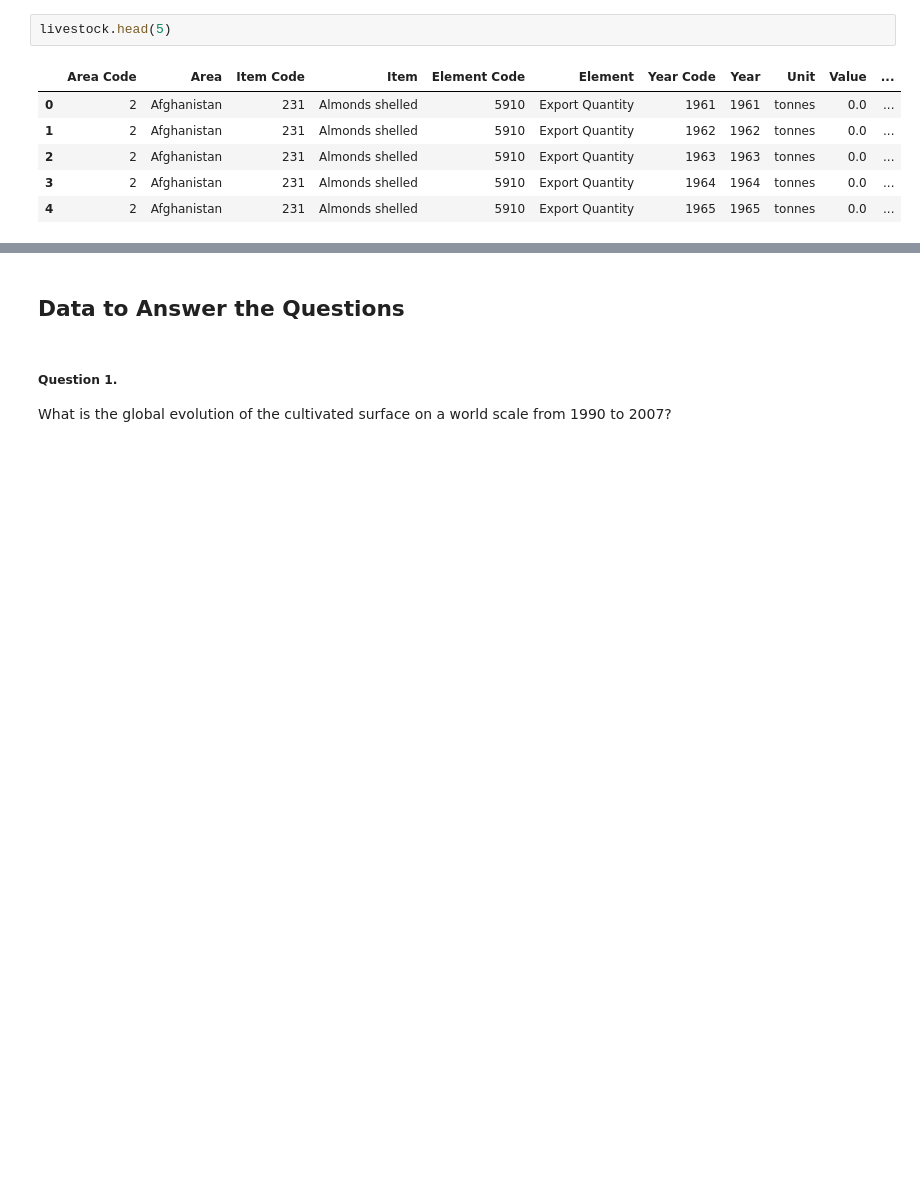
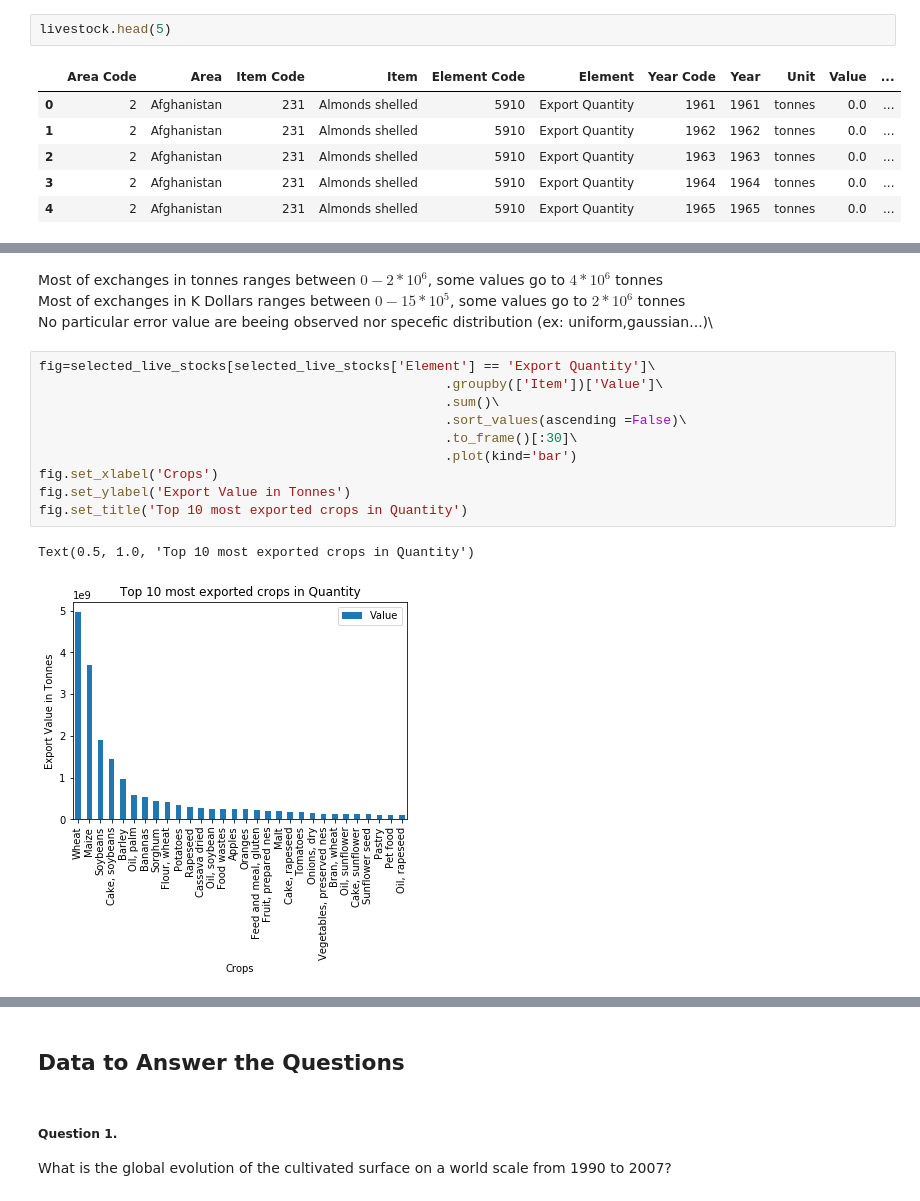
Before and after one commit to CeliaBenquet/Project_ADA, a Jupyter notebook: ada_project_true.ipynb, the cells around one changed output, grey strips where cells are left out. Saved outputs shown, nothing was run; the diff lists cells and outputs as text; blank space fills up the shorter version.

```diff
--- a/ada_project_true.ipynb
+++ b/ada_project_true.ipynb
@@ -926,0 +1190,17 @@ livestock.head(5)
+# %% [markdown]
+Most of exchanges in tonnes ranges between $0-2*10^6$, some values go to $4*10^6$ tonnes\
+Most of exchanges in K Dollars ranges between $0-15*10^5$, some values go to $2*10^6$ tonnes\
+No particular error value are beeing observed nor specefic distribution (ex: uniform,gaussian...)\
+# %%
+fig=selected_live_stocks[selected_live_stocks['Element'] == 'Export Quantity']\
+                                                    .groupby(['Item'])['Value']\
+                                                    .sum()\
+                                                    .sort_values(ascending =False)\
+                                                    .to_frame()[:30]\
+                                                    .plot(kind='bar')
+fig.set_xlabel('Crops')
+fig.set_ylabel('Export Value in Tonnes')
+fig.set_title('Top 10 most exported crops in Quantity')
+# %% [output]
+Text(0.5, 1.0, 'Top 10 most exported crops in Quantity')
+[figure, added]
```
Also changed, not shown: parts of 69 cells of this notebook.
